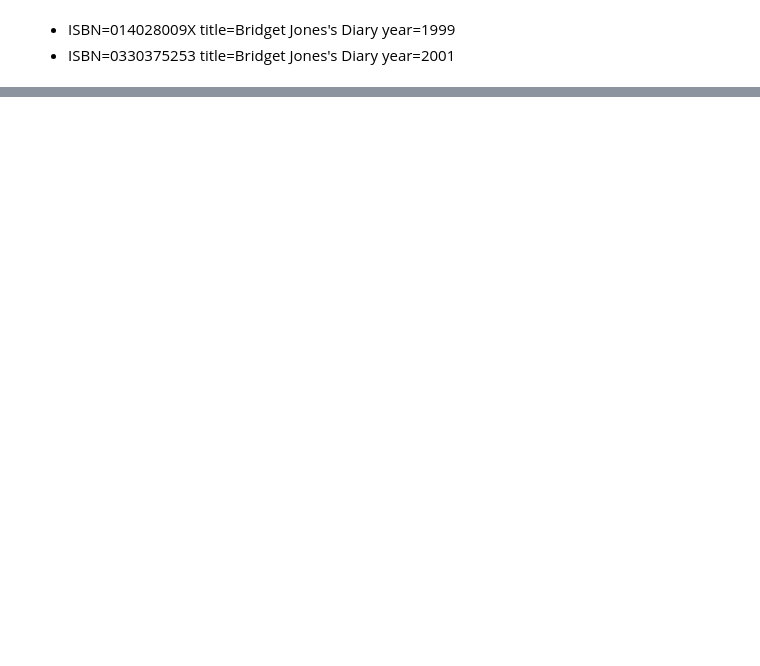
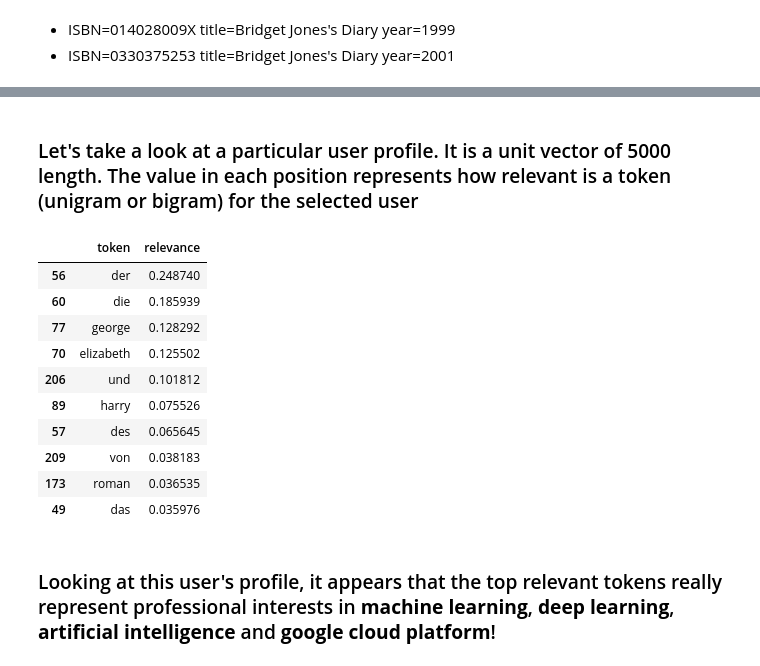
Before and after one commit to amanichivilkar/Books-Recommendation-System, a Jupyter notebook: Amani_Chivilkar_Content_Based_Filtering.ipynb, the cells around one changed output, grey strips where cells are left out. Drawn from its saved outputs; the diff is of its cells as text; code cells hidden in the pictures; blank space fills up the shorter version.

Commit message:
TF-ID vectorizer

```diff
--- a/Amani_Chivilkar_Content_Based_Filtering.ipynb
+++ b/Amani_Chivilkar_Content_Based_Filtering.ipynb
@@ -189,0 +293,3 @@ df.dropna(inplace=True)
+# %%
+user_profiles = build_users_profiles()
+len(user_profiles)
@@ -189,0 +305,26 @@ df.dropna(inplace=True)
+# %% [markdown]
+### Let's take a look at a particular user profile. It is a unit vector of 5000 length. The value in each position represents how relevant is a token (unigram or bigram) for the selected user
+# %%
+user_id=276847
+# %%
+# zip feature_name and user_profile
+a=zip(vectorizer.get_feature_names() , user_profiles[user_id].flatten().tolist()[0])
+# %%
+# Create a DataFrame of the matrix feature name and its
+user_df=pd.DataFrame( sorted(a), columns=['token', 'relevance']).sort_values("relevance",ascending=False)
+# %%
+user_df.head(10)
+# %% [output]
+|  | token | relevance |
+| 56 | der | 0.248740 |
+| 60 | die | 0.185939 |
+| 77 | george | 0.128292 |
+| 70 | elizabeth | 0.125502 |
+| 206 | und | 0.101812 |
+| 89 | harry | 0.075526 |
+| 57 | des | 0.065645 |
+| 209 | von | 0.038183 |
+| 173 | roman | 0.036535 |
+| 49 | das | 0.035976 |
+# %% [markdown]
+### Looking at this user's profile, it appears that the top relevant tokens really represent  professional interests in **machine learning**, **deep learning**, **artificial intelligence** and **google cloud platform**!
```
Also changed, not shown: parts of 21 cells of this notebook.
